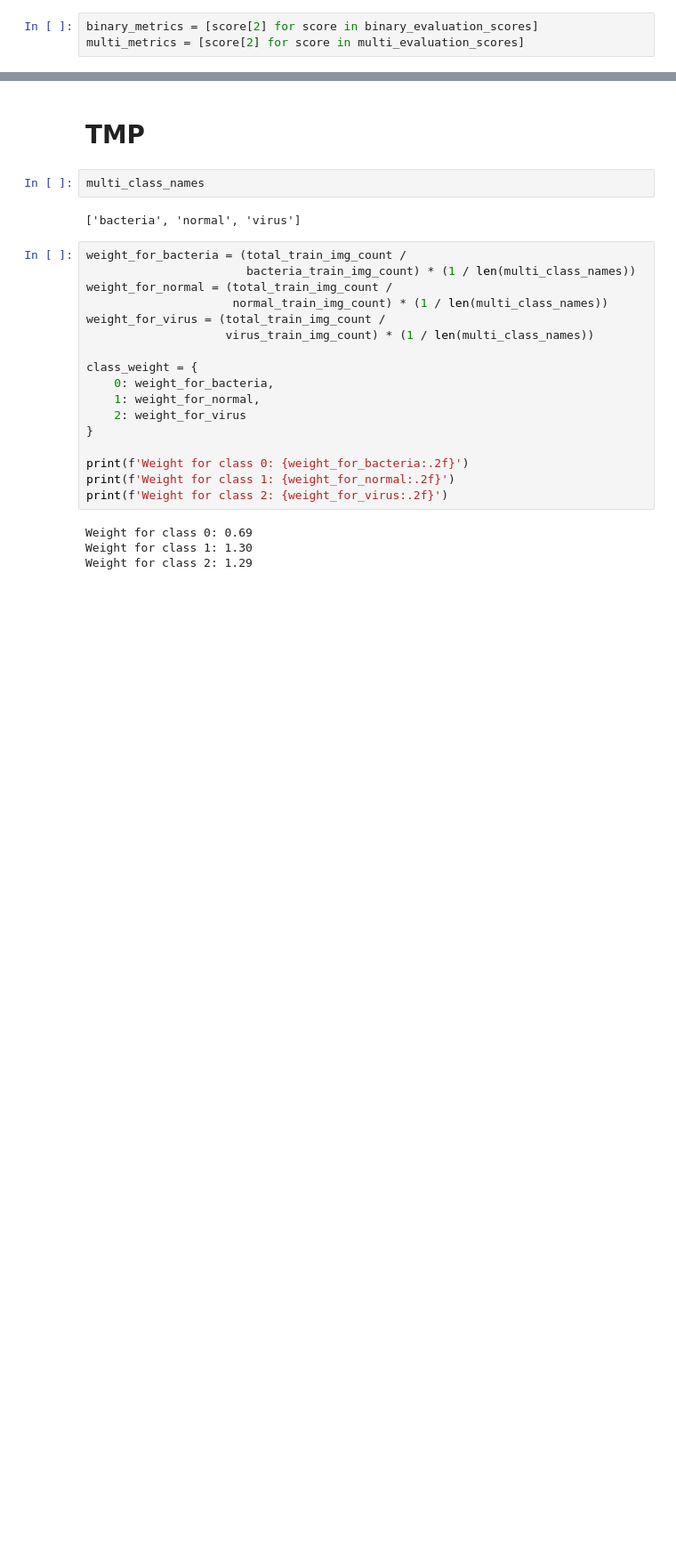
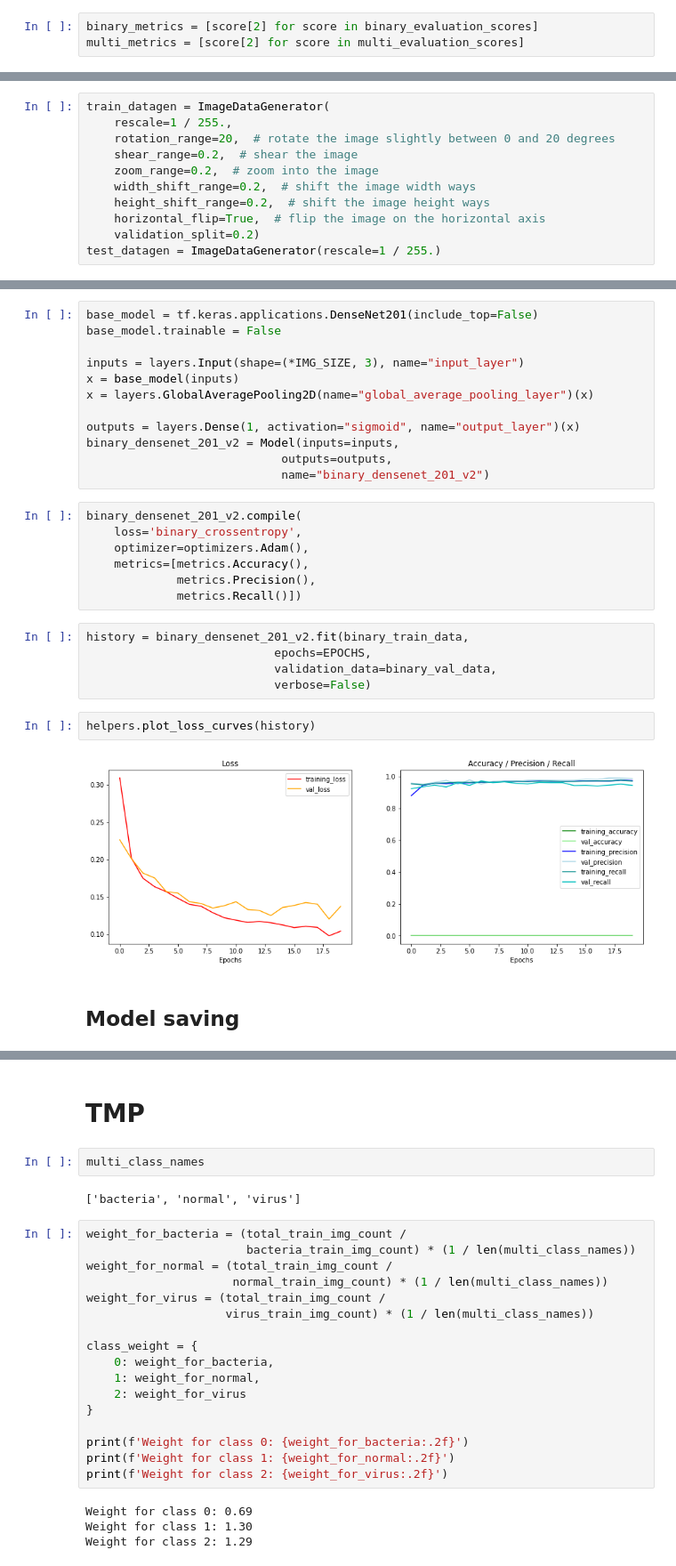
Before and after one commit to alexandre-pinon/zoidberg-2.0, a Jupyter notebook: zoidberg_2_0.ipynb, the cells around one changed output, grey strips where cells are left out. Shown at 89% size. Saved outputs shown, nothing was run; the diff lists cells and outputs as text; blank space fills up the shorter version.

```diff
--- a/zoidberg_2_0.ipynb
+++ b/zoidberg_2_0.ipynb
@@ -474,0 +488,11 @@ for y_true, y_pred, _ in multi_evaluation_scores:
+# %%
+train_datagen = ImageDataGenerator(
+    rescale=1 / 255.,
+    rotation_range=20,  # rotate the image slightly between 0 and 20 degrees
+    shear_range=0.2,  # shear the image
+    zoom_range=0.2,  # zoom into the image
+    width_shift_range=0.2,  # shift the image width ways
+    height_shift_range=0.2,  # shift the image height ways
+    horizontal_flip=True,  # flip the image on the horizontal axis
+    validation_split=0.2)
+test_datagen = ImageDataGenerator(rescale=1 / 255.)
@@ -474,0 +534,30 @@ for y_true, y_pred, _ in multi_evaluation_scores:
+# %%
+base_model = tf.keras.applications.DenseNet201(include_top=False)
+base_model.trainable = False
+
+inputs = layers.Input(shape=(*IMG_SIZE, 3), name="input_layer")
+x = base_model(inputs)
+x = layers.GlobalAveragePooling2D(name="global_average_pooling_layer")(x)
+
+outputs = layers.Dense(1, activation="sigmoid", name="output_layer")(x)
+binary_densenet_201_v2 = Model(inputs=inputs,
+                            outputs=outputs,
+                            name="binary_densenet_201_v2")
+# %%
+binary_densenet_201_v2.compile(
+    loss='binary_crossentropy',
+    optimizer=optimizers.Adam(),
+    metrics=[metrics.Accuracy(),
+             metrics.Precision(),
+             metrics.Recall()])
+# %%
+history = binary_densenet_201_v2.fit(binary_train_data,
+                           epochs=EPOCHS,
+                           validation_data=binary_val_data,
+                           verbose=False)
+# %%
+helpers.plot_loss_curves(history)
+# %% [output]
+[figure, added]
+# %% [markdown]
+## Model saving
```
Also changed, not shown: parts of 23 cells of this notebook, 1 other file.
